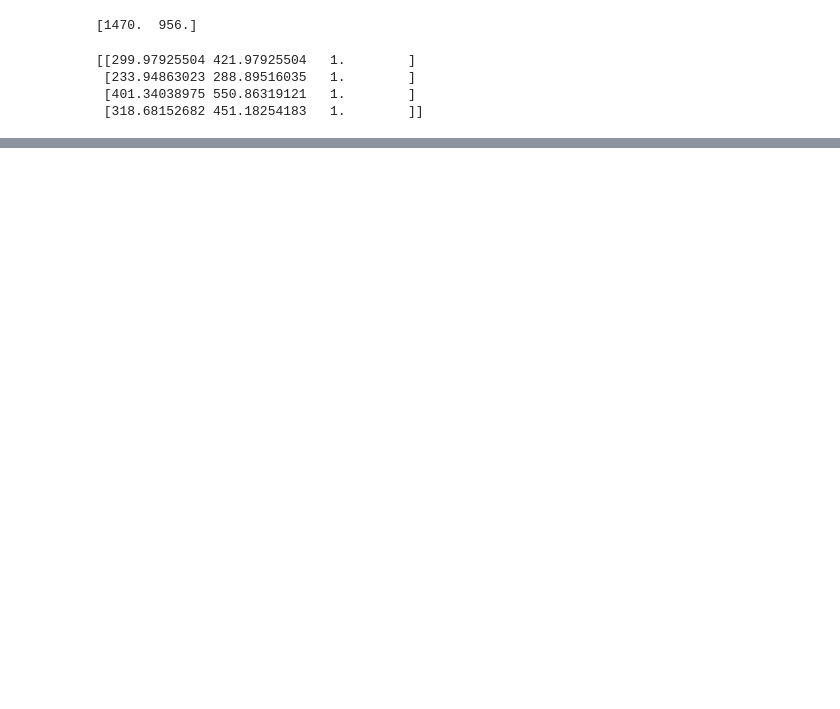
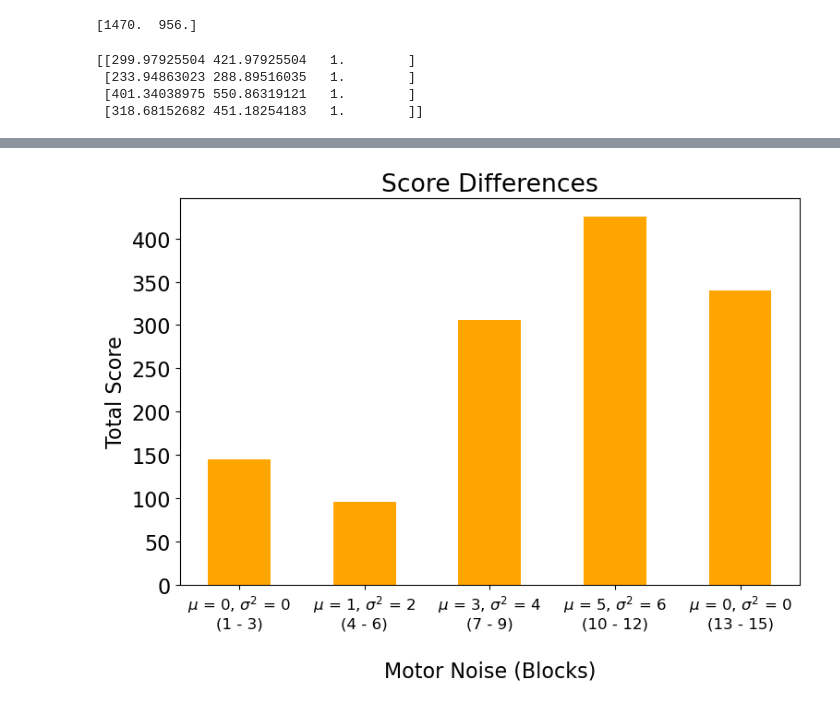
Before and after one commit to m-abbas-ansari/Neural-Modelling-24, a Jupyter notebook: Bavarian Game 2/analysis.ipynb, the cells around one changed output, grey strips where cells are left out. Cells and saved outputs as stored; diff of their text form; code cells hidden in the pictures; blank space fills up the shorter version.

```diff
--- a/Bavarian Game 2/analysis.ipynb
+++ b/Bavarian Game 2/analysis.ipynb
@@ -136,0 +187,36 @@ plt.show()
+# %%
+plt.rcParams.update({'font.size': 16})
+
+fig, ax = plt.subplots(figsize=(8, 6))
+
+bar_width = 1
+x_ticks_per_group = np.arange(5) * 2
+x_ticks_per_block = np.array([-1, 0, +1]) * bar_width
+
+colors = ["purple", "blue", "orange"]
+legend_labels = ['1. Block (Unperturbed)', '2. Block (Perturbed)', '3. Block (Unperturbed)']
+
+top_left_x_coord, top_left_y_coord = TABLE_RECT[0], TABLE_RECT[1]
+width, height = TABLE_RECT[2], TABLE_RECT[3]
+start_point = np.array([top_left_x_coord + width / 2, top_left_x_coord - height])
+
+x_labels = []
+for idx, (x_tick_per_group, (feedback_type, blocks), noise) in enumerate(zip(x_ticks_per_group, feedback_blocks_dict[directory].items(), noises)):
+    x_label = r"$\mu$ = {}, $\sigma^2$ = {}".format(noise[0], noise[1]) + "\n({} - {})".format(blocks[0], blocks[-1])
+    x_labels.append(x_label)
+    score = get_scores(cum_scores, trial_positions, first_block=blocks[0], end_block=blocks[-1])
+    mean = np.sum(score)
+    ax.bar(x_tick_per_group, mean, bar_width, color="orange")
+
+# Add labels and title
+ax.set_ylabel(r'Total Score')
+# ax.set_ylim([0, 10])
+ax.set_xlabel("\nMotor Noise (Blocks)")
+ax.set_xticks(x_ticks_per_group)
+ax.set_xticklabels(x_labels, fontsize=12)
+plt.title("Score Differences")
+plt.tight_layout()
+plt.savefig(directory + 'score_plot.png')
+plt.show()
+# %% [output]
+[figure, added]
```
Also changed, not shown: parts of 7 cells of this notebook, 2 other files.
